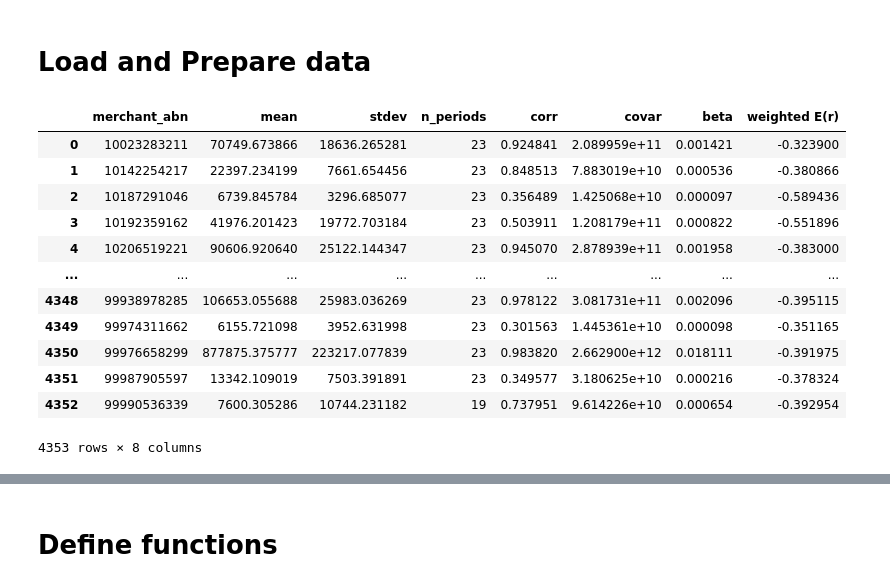
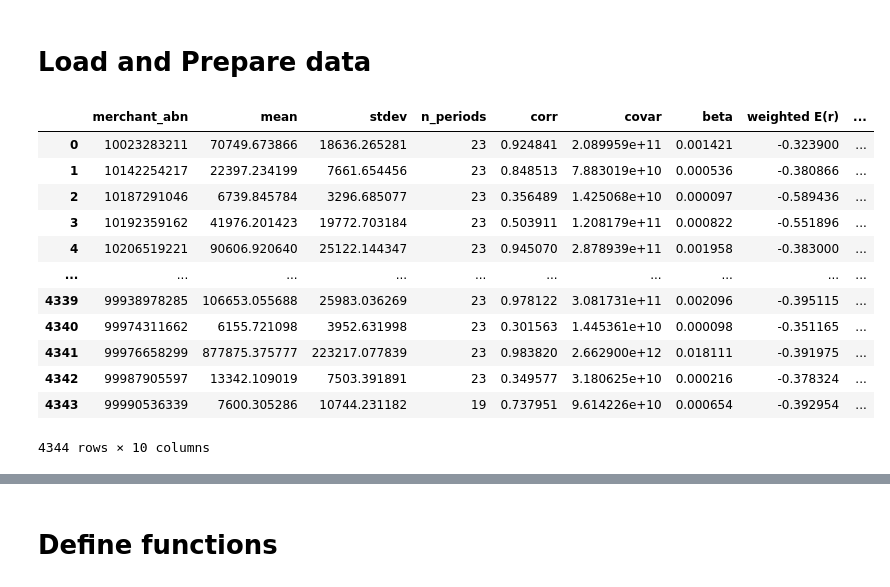
Before and after one commit to TGChenZP/MAST30034-A2_GroupWork_Py, a Jupyter notebook: notebooks/R_10 final_model.ipynb, the cells around one changed output, grey strips where cells are left out. Saved outputs shown, nothing was run; the diff lists cells and outputs as text; code cells hidden in the pictures.

```diff
--- a/notebooks/R_10 final_model.ipynb
+++ b/notebooks/R_10 final_model.ipynb
@@ -11,25 +11,38 @@ merchant_overall = pd.read_csv('../data/curated/final_model/agg_fortnightly_mean
 merchant_fortnight_train = pd.read_csv('../data/curated/final_model/fortnightly_agg_merchant_transactions_train_NOFRAUD.csv')
 merchant_fortnight_validate = pd.read_csv('../data/curated/final_model/fortnightly_agg_merchant_transactions_validate_NOFRAUD.csv')
 merchant_fortnight= pd.read_csv('../data/curated/final_model/fortnightly_agg_merchant_transactions_NOFRAUD.csv')
+# %%
+loyalty_train = pd.read_csv('../data/curated/final_model/loyalty_train.csv')
+loyalty_train = loyalty_train[['merchant_abn', 'repeated_purchase_rate']]
+
+loyalty_overall = pd.read_csv(('../data/curated/final_model/loyalty_full.csv'))
+loyalty_overall = loyalty_train[['merchant_abn', 'repeated_purchase_rate']]
+# %%
+persona_train = pd.read_csv('../data/curated/final_model/persona_train.csv')
+
+persona_overall = pd.read_csv(('../data/curated/final_model/persona_full.csv'))
 # %%
 growth_train = pd.read_csv('../data/curated/final_model/E(r)_train.csv')
 
 growth_overall = pd.read_csv('../data/curated/final_model/E(r)_final.csv')
 # %%
-# merge dataset with 4th variable
+# merge dataset with 4th to 6th variable
 merchant_train = merchant_train.merge(growth_train, on='merchant_abn', how='inner')
+merchant_train = merchant_train.merge(loyalty_train, on='merchant_abn', how='inner')
+merchant_train = merchant_train.merge(persona_train, on='merchant_abn', how='inner')
+
 merchant_train
 # %% [output]
-|  | merchant_abn | mean | stdev | n_periods | corr | covar | beta | weighted E(r) |
-| 0 | 10023283211 | 70749.673866 | 18636.265281 | 23 | 0.924841 | 2.089959e+11 | 0.001421 | -0.323900 |
-| 1 | 10142254217 | 22397.234199 | 7661.654456 | 23 | 0.848513 | 7.883019e+10 | 0.000536 | -0.380866 |
-| 2 | 10187291046 | 6739.845784 | 3296.685077 | 23 | 0.356489 | 1.425068e+10 | 0.000097 | -0.589436 |
-| 3 | 10192359162 | 41976.201423 | 19772.703184 | 23 | 0.503911 | 1.208179e+11 | 0.000822 | -0.551896 |
-| 4 | 10206519221 | 90606.920640 | 25122.144347 | 23 | 0.945070 | 2.878939e+11 | 0.001958 | -0.383000 |
-| ... | ... | ... | ... | ... | ... | ... | ... | ... |
-| 4348 | 99938978285 | 106653.055688 | 25983.036269 | 23 | 0.978122 | 3.081731e+11 | 0.002096 | -0.395115 |
-| 4349 | 99974311662 | 6155.721098 | 3952.631998 | 23 | 0.301563 | 1.445361e+10 | 0.000098 | -0.351165 |
-| 4350 | 99976658299 | 877875.375777 | 223217.077839 | 23 | 0.983820 | 2.662900e+12 | 0.018111 | -0.391975 |
-| 4351 | 99987905597 | 13342.109019 | 7503.391891 | 23 | 0.349577 | 3.180625e+10 | 0.000216 | -0.378324 |
-| 4352 | 99990536339 | 7600.305286 | 10744.231182 | 19 | 0.737951 | 9.614226e+10 | 0.000654 | -0.392954 |
+|  | merchant_abn | mean | stdev | n_periods | corr | covar | beta | weighted E(r) | ... |
+| 0 | 10023283211 | 70749.673866 | 18636.265281 | 23 | 0.924841 | 2.089959e+11 | 0.001421 | -0.323900 | ... |
+| 1 | 10142254217 | 22397.234199 | 7661.654456 | 23 | 0.848513 | 7.883019e+10 | 0.000536 | -0.380866 | ... |
+| 2 | 10187291046 | 6739.845784 | 3296.685077 | 23 | 0.356489 | 1.425068e+10 | 0.000097 | -0.589436 | ... |
+| 3 | 10192359162 | 41976.201423 | 19772.703184 | 23 | 0.503911 | 1.208179e+11 | 0.000822 | -0.551896 | ... |
+| 4 | 10206519221 | 90606.920640 | 25122.144347 | 23 | 0.945070 | 2.878939e+11 | 0.001958 | -0.383000 | ... |
+| ... | ... | ... | ... | ... | ... | ... | ... | ... | ... |
+| 4339 | 99938978285 | 106653.055688 | 25983.036269 | 23 | 0.978122 | 3.081731e+11 | 0.002096 | -0.395115 | ... |
+| 4340 | 99974311662 | 6155.721098 | 3952.631998 | 23 | 0.301563 | 1.445361e+10 | 0.000098 | -0.351165 | ... |
+| 4341 | 99976658299 | 877875.375777 | 223217.077839 | 23 | 0.983820 | 2.662900e+12 | 0.018111 | -0.391975 | ... |
+| 4342 | 99987905597 | 13342.109019 | 7503.391891 | 23 | 0.349577 | 3.180625e+10 | 0.000216 | -0.378324 | ... |
+| 4343 | 99990536339 | 7600.305286 | 10744.231182 | 19 | 0.737951 | 9.614226e+10 | 0.000654 | -0.392954 | ... |
-4353 rows × 8 columns
+4344 rows × 10 columns
```
Also changed, not shown: parts of 15 cells of this notebook, 1 other file.
